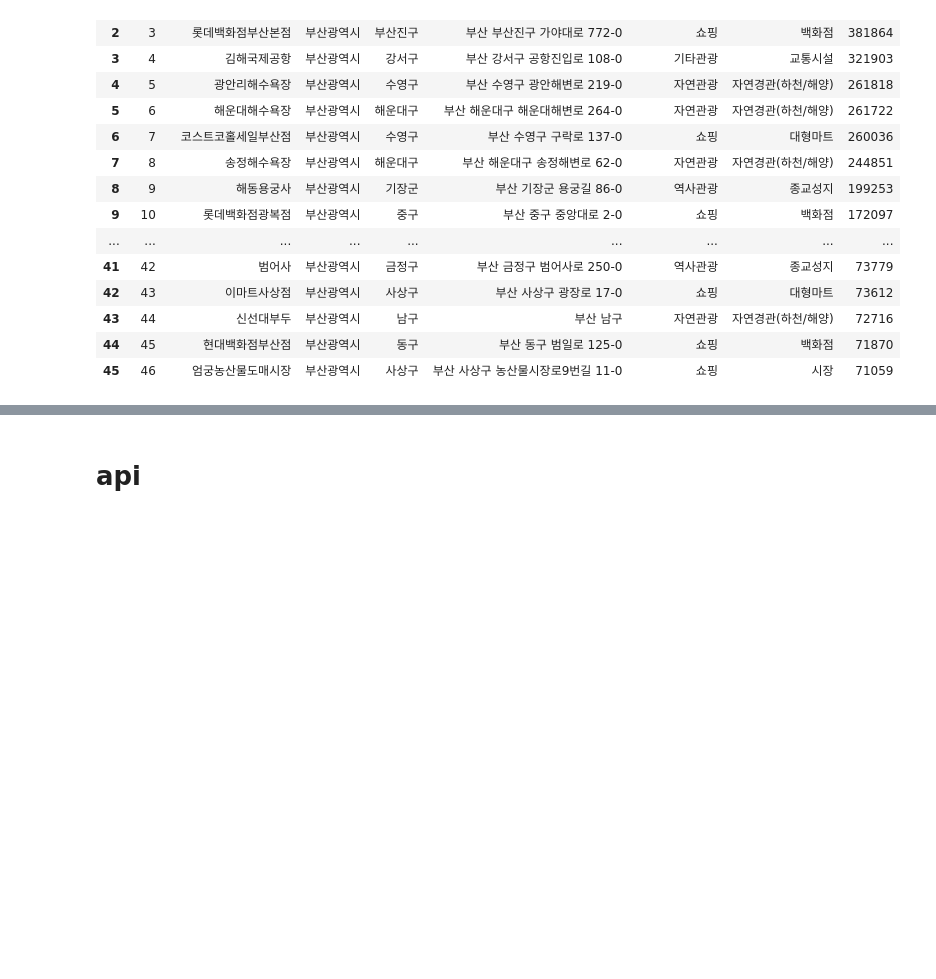
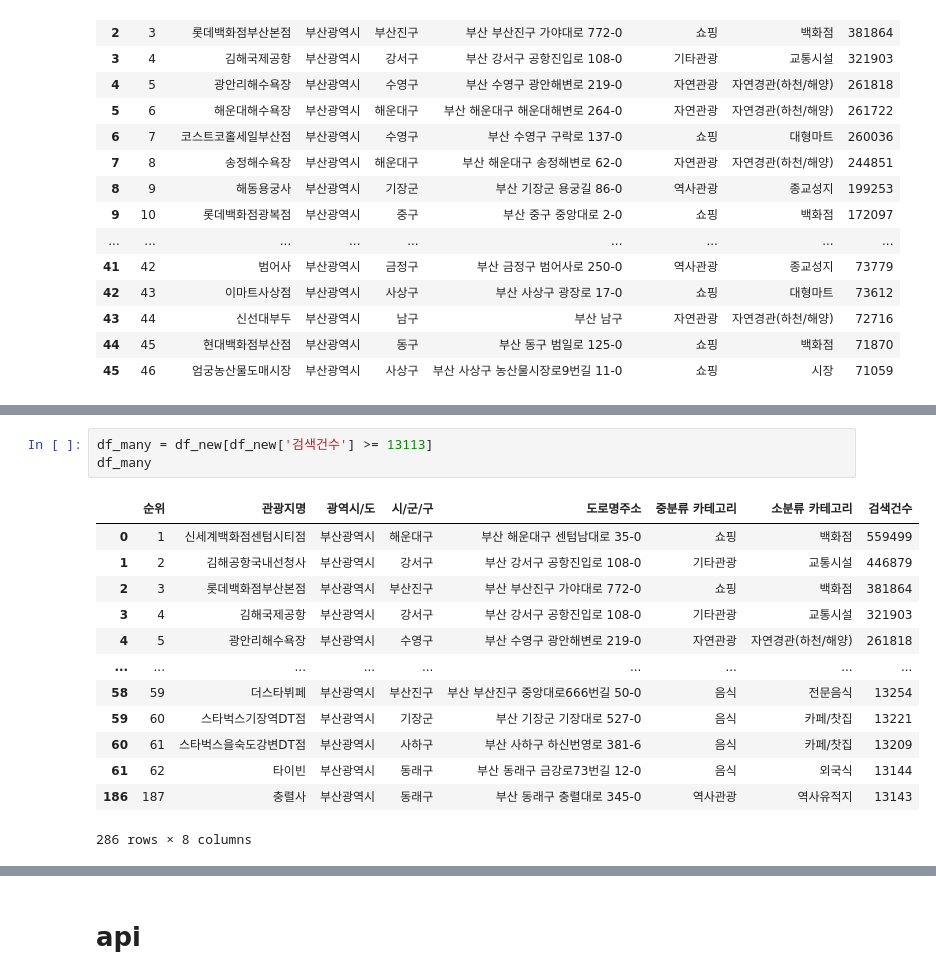
Before and after one commit to JaeHong-Park987/BUSAN, a Jupyter notebook: 부산 관광 데이터 수집.ipynb, the cells around one changed output, grey strips where cells are left out. Saved outputs shown, nothing was run; the diff lists cells and outputs as text; blank space fills up the shorter version.

```diff
--- a/부산 관광 데이터 수집.ipynb
+++ b/부산 관광 데이터 수집.ipynb
@@ -275,0 +278,17 @@ df_new.describe()
+# %%
+df_many = df_new[df_new['검색건수'] >= 13113]
+df_many
+# %% [output]
+|  | 순위 | 관광지명 | 광역시/도 | 시/군/구 | 도로명주소 | 중분류 카테고리 | 소분류 카테고리 | 검색건수 |
+| 0 | 1 | 신세계백화점센텀시티점 | 부산광역시 | 해운대구 | 부산 해운대구 센텀남대로 35-0 | 쇼핑 | 백화점 | 559499 |
+| 1 | 2 | 김해공항국내선청사 | 부산광역시 | 강서구 | 부산 강서구 공항진입로 108-0 | 기타관광 | 교통시설 | 446879 |
+| 2 | 3 | 롯데백화점부산본점 | 부산광역시 | 부산진구 | 부산 부산진구 가야대로 772-0 | 쇼핑 | 백화점 | 381864 |
+| 3 | 4 | 김해국제공항 | 부산광역시 | 강서구 | 부산 강서구 공항진입로 108-0 | 기타관광 | 교통시설 | 321903 |
+| 4 | 5 | 광안리해수욕장 | 부산광역시 | 수영구 | 부산 수영구 광안해변로 219-0 | 자연관광 | 자연경관(하천/해양) | 261818 |
+| ... | ... | ... | ... | ... | ... | ... | ... | ... |
+| 58 | 59 | 더스타뷔페 | 부산광역시 | 부산진구 | 부산 부산진구 중앙대로666번길 50-0 | 음식 | 전문음식 | 13254 |
+| 59 | 60 | 스타벅스기장역DT점 | 부산광역시 | 기장군 | 부산 기장군 기장대로 527-0 | 음식 | 카페/찻집 | 13221 |
+| 60 | 61 | 스타벅스을숙도강변DT점 | 부산광역시 | 사하구 | 부산 사하구 하신번영로 381-6 | 음식 | 카페/찻집 | 13209 |
+| 61 | 62 | 타이빈 | 부산광역시 | 동래구 | 부산 동래구 금강로73번길 12-0 | 음식 | 외국식 | 13144 |
+| 186 | 187 | 충렬사 | 부산광역시 | 동래구 | 부산 동래구 충렬대로 345-0 | 역사관광 | 역사유적지 | 13143 |
+286 rows × 8 columns
```
Also changed, not shown: parts of 23 cells of this notebook, 1 other file.
